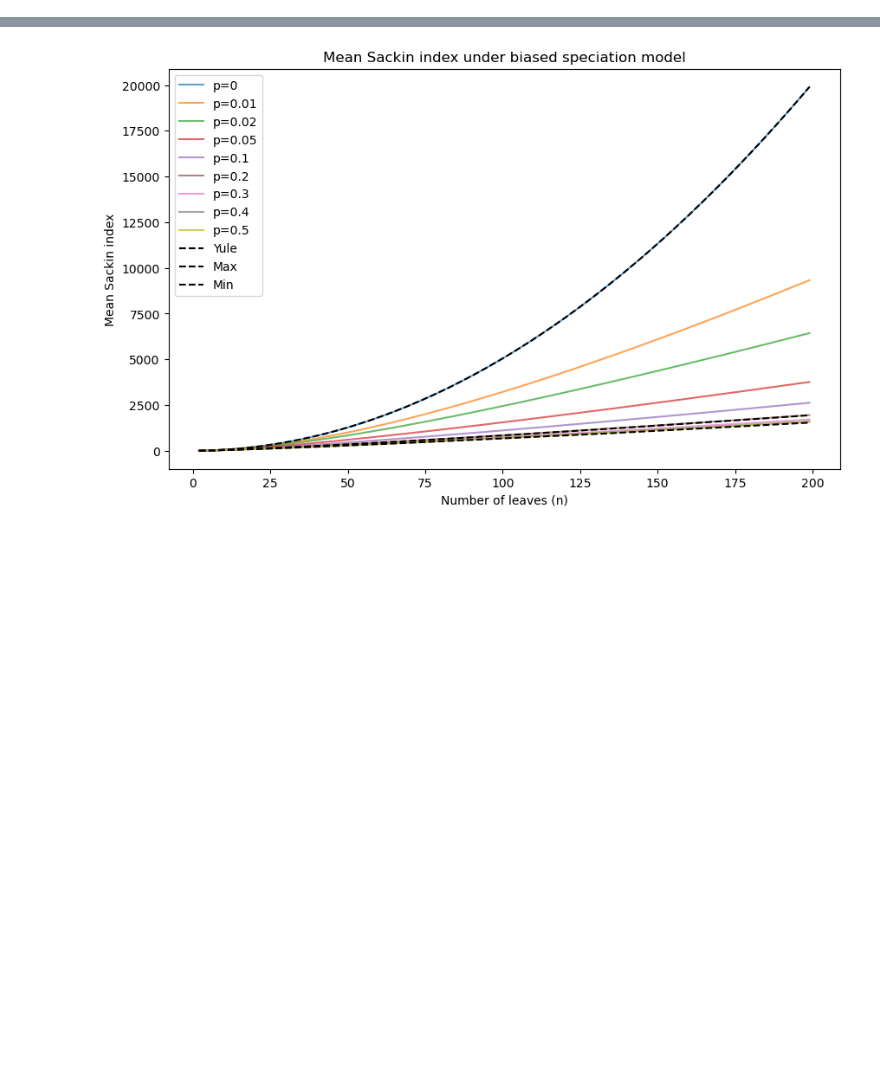
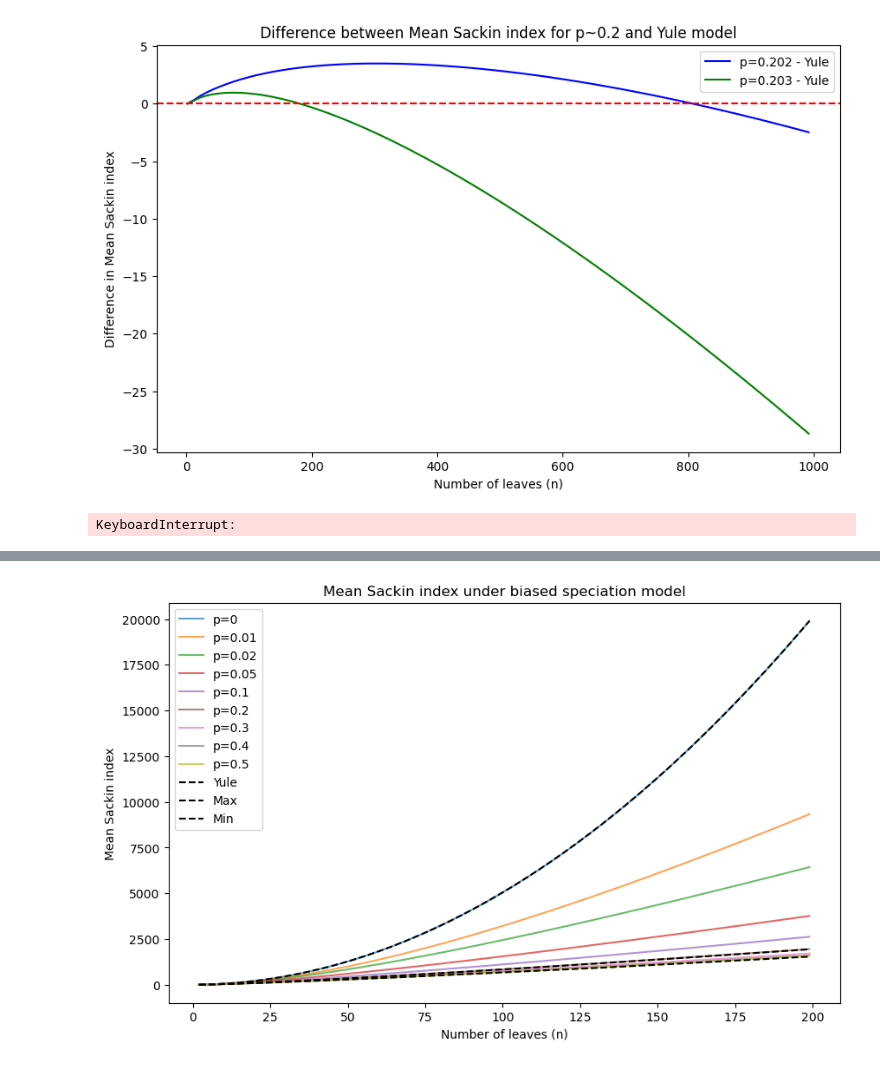
Before and after one commit to dbauman18/biased_speciation_calculation, a Jupyter notebook: biased_speciation.ipynb, the cells around one changed output, grey strips where cells are left out. Cells and saved outputs as stored; diff of their text form; code cells hidden in the pictures; blank space fills up the shorter version.

Commit message:
updated high-precision code

```diff
--- a/biased_speciation.ipynb
+++ b/biased_speciation.ipynb
@@ -91,3 +175,10 @@ def sackin_uniform(n):
 # %%
-sackin_mean_const_p_stable(200, 0.5, digits=100)
+# Detects when the high-precision computation stabilizes
+n = 2000
+p = 0.5
+
+d = range(10, n, n//10)
+
+for digits in d:
+    print(digits, " digits: ", sackin_mean_const_p_stable(n, p, digits=digits))
 # %% [output]
@@ -218,0 +236,39 @@ plt.show()
+# %%
+# Comparing the p=0.2 case to Yule
+
+s1 = 0.202
+s2 = 0.203
+N = np.arange(2, 1000, 10)
+
+diff = [sackin_mean_const_p_stable(n, s1, digits=max(20, n/2)) - sackin_yule(n) for n in N]
+diff2 = [sackin_mean_const_p_stable(n, s2, digits=max(20, n/2)) - sackin_yule(n) for n in N]
+plt.figure(figsize=(10, 6))
+plt.plot(N, diff, label=f"p={s1} - Yule", color='blue')
+plt.plot(N, diff2, label=f"p={s2} - Yule", color='green')
+plt.axhline(0, color='red', linestyle='dashed')
+plt.xlabel("Number of leaves (n)")
+plt.ylabel("Difference in Mean Sackin index")
+plt.title("Difference between Mean Sackin index for p~0.2 and Yule model")
+plt.legend()
+plt.show()
+# %% [output]
+[figure, added]
+# %%
+# Plot the yule mean, p=0.5, and minimum value
+N = range(2, 5000, 50)
+
+yule = [sackin_yule(n) for n in N]
+p05 = [sackin_mean_const_p_stable(n, 0.5, digits= max(40, n//2)) for n in N]
+minimum = [min_sackin(n) for n in N]
+
+plt.figure(figsize=(10, 6))
+plt.plot(N, yule, label="Yule", color='blue')
+plt.plot(N, p05, label="p=0.5", color='orange')
+plt.plot(N, minimum, label="Minimum", color='green')
+plt.xlabel("Number of leaves (n)")
+plt.ylabel("Mean Sackin index")
+plt.title("Mean Sackin index for Yule, p=0.5, and Minimum")
+plt.legend()
+plt.show()
+# %% [output]
+KeyboardInterrupt:
```
Also changed, not shown: parts of 23 cells of this notebook, 2 other files.
